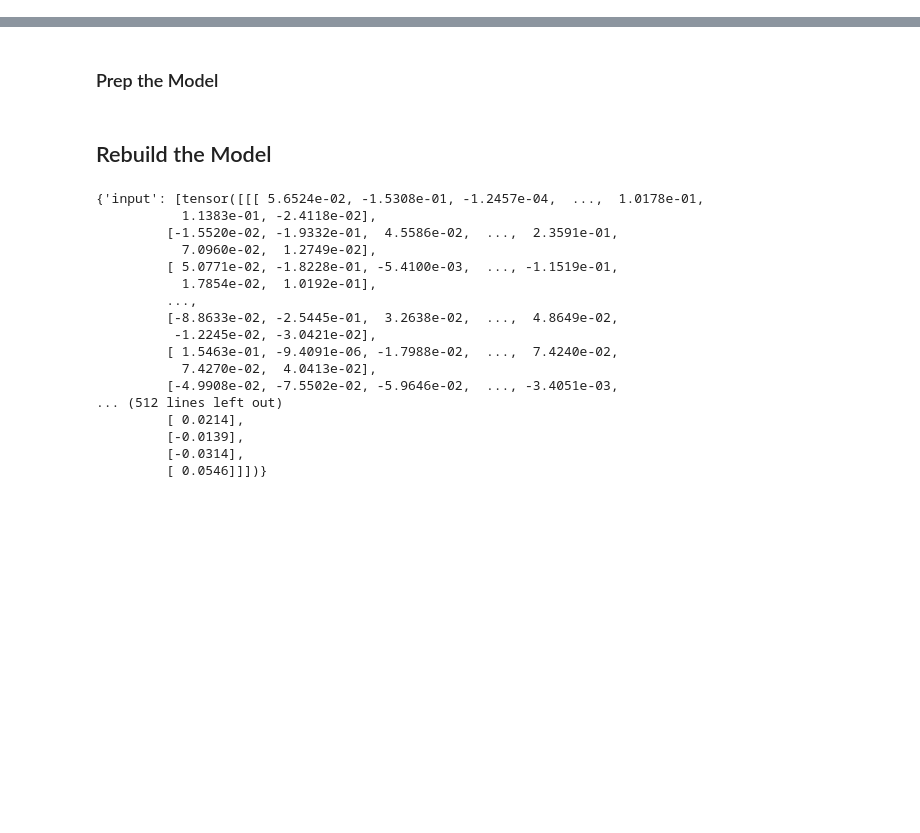
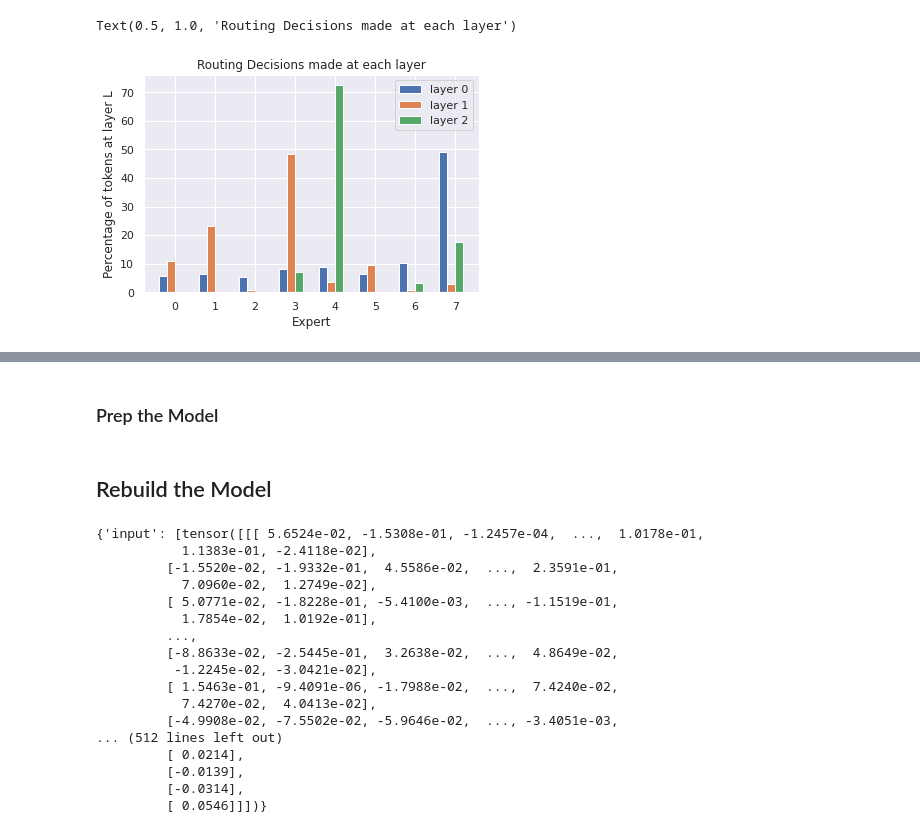
Before and after one commit to mweiss17/polytax, a Jupyter notebook: src/polytax/notebooks/routing-investigation.ipynb, the cells around one changed output, grey strips where cells are left out. Cells and saved outputs as stored; diff of their text form; code cells hidden in the pictures; blank space fills up the shorter version.

```diff
--- a/src/polytax/notebooks/routing-investigation.ipynb
+++ b/src/polytax/notebooks/routing-investigation.ipynb
@@ -133,0 +156,27 @@ wandb: Network error resolved after 0:00:43.718976, resuming normal operation.
+# %%
+# plot path of one token
+encoder_logits = []
+for name, router in routers.items():
+    if "encoder" in name:
+        encoder_logits.append(router['output'][0])
+encoder_logits = torch.stack(encoder_logits)
+expert_index = encoder_logits.argmax(axis=2)
+scale = torch.ones_like(expert_index)
+scale[0] = scale[0] * 100
+scale[1] = scale[1] * 10
+paths = (expert_index*scale).sum(axis=0)
+# %%
+fig, ax = plt.subplots()
+n_layers = expert_index.shape[0]
+for i in range(n_layers):
+    offset = (0.2 * i) - (0.1 * n_layers)
+    count = torch.bincount(expert_index[i])
+    ys = count / n_tokens * 100
+    ax.bar(np.arange(count.shape[0])+offset, ys, width=0.2, label=f"layer {i}")
+plt.xlabel("Expert")
+plt.ylabel("Percentage of tokens at layer L")
+plt.legend()
+plt.title(f"Routing Decisions made at each layer")
+# %% [output]
+Text(0.5, 1.0, 'Routing Decisions made at each layer')
+[figure, added]
```
Also changed, not shown: parts of 19 cells of this notebook, 2 other files.
